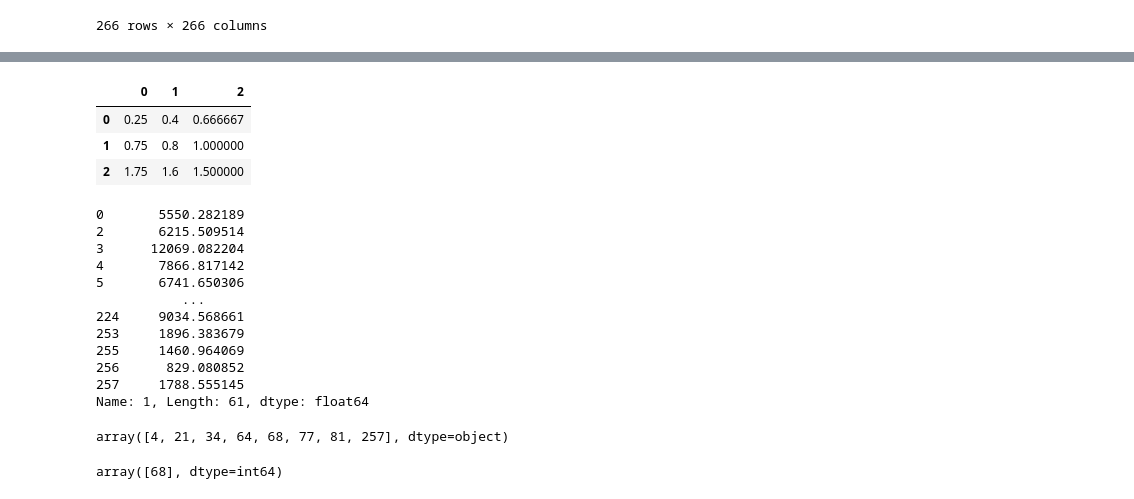
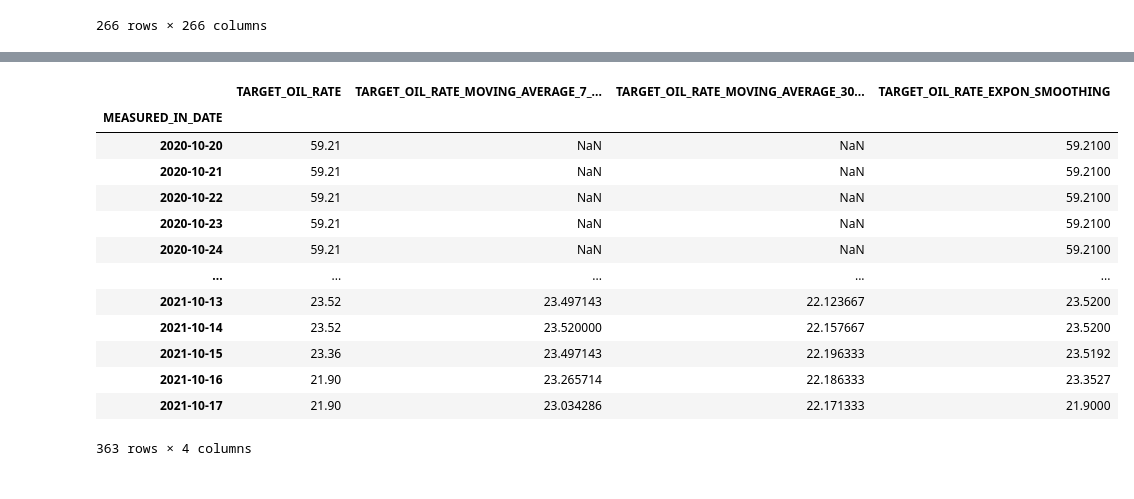
Before and after one commit to AleksanderTalmenev/oil_production_forecasting, a Jupyter notebook: project/prepare_dataframe/DataFrame.ipynb, the cells around one changed output, grey strips where cells are left out. Saved outputs shown, nothing was run; the diff lists cells and outputs as text; code cells hidden in the pictures.

```diff
--- a/project/prepare_dataframe/DataFrame.ipynb
+++ b/project/prepare_dataframe/DataFrame.ipynb
@@ -13,12 +13,16 @@ import warnings
 warnings.simplefilter('ignore')
 import pickle
 
-with open('../Имена_скважин_pickle/dict_name_well.pickle', 'rb') as f:
+with open('../name_wells_pickle/dict_name_well.pickle', 'rb') as f:
     dict_name_well = pickle.load(f)
+with open('../name_wells_pickle/dict_name_well_oil_more_365.pickle', 'rb') as f:
+    dict_name_oil_well_year = pickle.load(f)
 
 %config InlineBackend.figure_formats = 'svg'
 
 from functions.make_df_with_count_days_ago import make_df_with_count_days_ago
 from functions.uppend_p_zab import uppend_p_zab
 from functions.uppend_inj_wells import uppend_inj_wells
+from functions.exponetial_smoothing import exponetial_smoothing
+from functions.Holt_Winters import Holt_Winters
 # %%
@@ -145,34 +78,0 @@ dtype: int64
-# %%
-a / b
-# %% [output]
-|  | 0 | 1 | 2 |
-| 0 | 0.25 | 0.4 | 0.666667 |
-| 1 | 0.75 | 0.8 | 1.000000 |
-| 2 | 1.75 | 1.6 | 1.500000 |
-# %%
-train_inj = train[train['CHARWORK'] == 'НАГ']
-inj_wells = pd.Series(train_inj['WELL_NAME'].unique(), name='WELL_NAME')
-well_oil = 1
-graph_wells[inj_wells].iloc[well_oil, :]
-# %% [output]
-0       5550.282189
-2       6215.509514
-3      12069.082204
-4       7866.817142
-5       6741.650306
-           ...
-224     9034.568661
-253     1896.383679
-255     1460.964069
-256      829.080852
-257     1788.555145
-Name: 1, Length: 61, dtype: float64
-# %%
-df = pd.DataFrame(df.isna().any()).reset_index()
-df[df[0] == True]['index'].values
-# %% [output]
-array([4, 21, 34, 64, 68, 77, 81, 257], dtype=object)
-# %%
-df[df[].isna()]['WELL_NAME'].unique()
-# %% [output]
-array([68], dtype=int64)
@@ -180,0 +79,17 @@ df.to_csv('../../data/preprocessed_data/train')
+# %%
+data
+# %% [output]
+|  | TARGET_OIL_RATE | TARGET_OIL_RATE_MOVING_AVERAGE_7_... | TARGET_OIL_RATE_MOVING_AVERAGE_30... | TARGET_OIL_RATE_EXPON_SMOOTHING |
+| MEASURED_IN_DATE |  |  |  |  |
+| 2020-10-20 | 59.21 | NaN | NaN | 59.2100 |
+| 2020-10-21 | 59.21 | NaN | NaN | 59.2100 |
+| 2020-10-22 | 59.21 | NaN | NaN | 59.2100 |
+| 2020-10-23 | 59.21 | NaN | NaN | 59.2100 |
+| 2020-10-24 | 59.21 | NaN | NaN | 59.2100 |
+| ... | ... | ... | ... | ... |
+| 2021-10-13 | 23.52 | 23.497143 | 22.123667 | 23.5200 |
+| 2021-10-14 | 23.52 | 23.520000 | 22.157667 | 23.5200 |
+| 2021-10-15 | 23.36 | 23.497143 | 22.196333 | 23.5192 |
+| 2021-10-16 | 21.90 | 23.265714 | 22.186333 | 23.3527 |
+| 2021-10-17 | 21.90 | 23.034286 | 22.171333 | 21.9000 |
+363 rows × 4 columns
```
Also changed, not shown: parts of 21 cells of this notebook, 6 other files.
